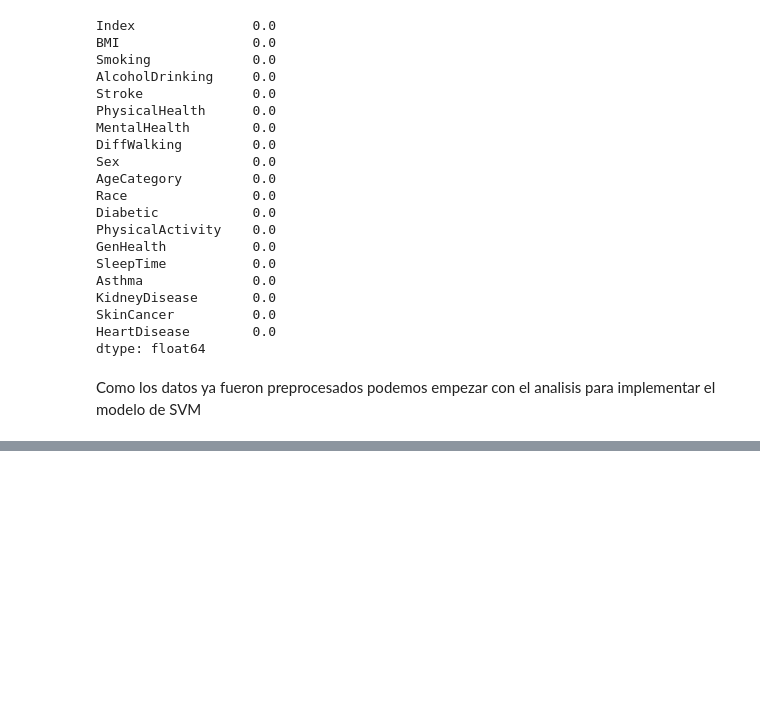
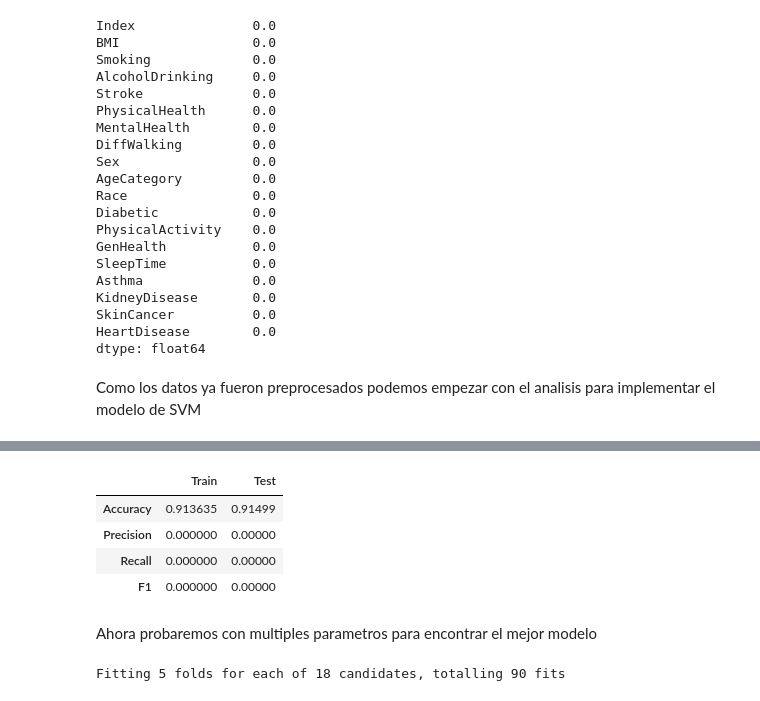
Before and after one commit to Gatos-de-negocios-BI/Laboratorio_1, a Jupyter notebook: svm.ipynb, the cells around one changed output, grey strips where cells are left out. Drawn from its saved outputs; the diff is of its cells as text; code cells hidden in the pictures; blank space fills up the shorter version.

```diff
--- a/svm.ipynb
+++ b/svm.ipynb
@@ -96,0 +156,14 @@ sns.countplot(x='HeartDisease', data=data)
+# %%
+pd.DataFrame([{'Train': accuracy_score(y_train, pred_train), 'Test': accuracy_score(y_test, pred_test)},
+              {'Train': precision_score(y_train, pred_train), 'Test': precision_score(y_test, pred_test)},
+              {'Train': recall_score(y_train, pred_train), 'Test': recall_score(y_test, pred_test)},
+              {'Train': f1_score(y_train, pred_train), 'Test': f1_score(y_test, pred_test)}
+              ], index=['Accuracy', 'Precision', 'Recall', 'F1'])
+# %% [output]
+|  | Train | Test |
+| Accuracy | 0.913635 | 0.91499 |
+| Precision | 0.000000 | 0.00000 |
+| Recall | 0.000000 | 0.00000 |
+| F1 | 0.000000 | 0.00000 |
+# %% [markdown]
+Ahora probaremos con multiples parametros para encontrar el mejor modelo
@@ -96,0 +174,4 @@ sns.countplot(x='HeartDisease', data=data)
+# %%
+grid.fit(x_train, y_train)
+# %% [output]
+Fitting 5 folds for each of 18 candidates, totalling 90 fits
```
Also changed, not shown: parts of 20 cells of this notebook.
